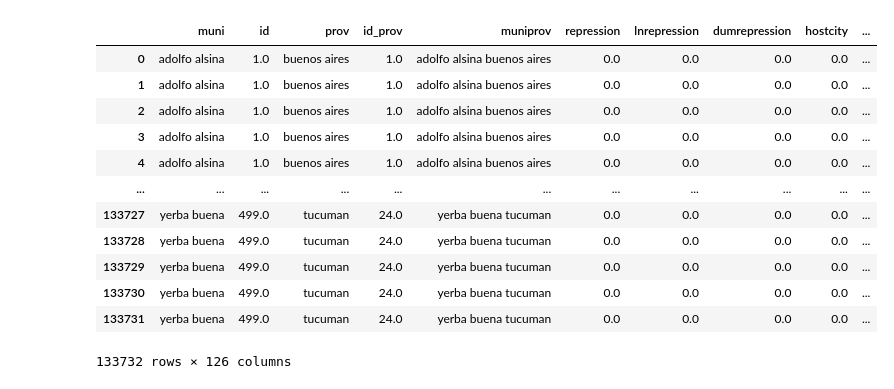
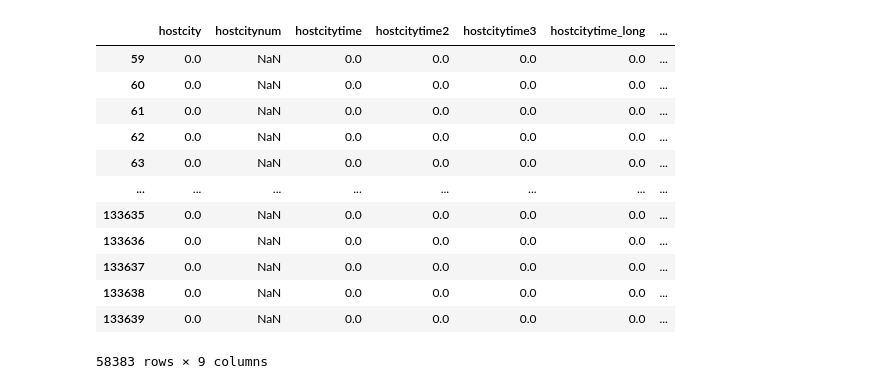
Before and after one commit to pdvass/ml_assignment2, a Jupyter notebook: assignment2_scratch.ipynb, the cells around one changed output. Drawn from its saved outputs; the diff is of its cells as text; code cells hidden in the pictures.

```diff
--- a/assignment2_scratch.ipynb
+++ b/assignment2_scratch.ipynb
@@ -1,19 +1,26 @@
 # %%
 import pandas as pd
+import numpy as np
+import matplotlib.pyplot as plt
+import seaborn as sns
 
-df1 = pd.read_csv("dataverse_files/main_data.tab", sep="\t")
-df1
+%matplotlib inline
+plt.rcParams.update({'xtick.direction': 'out', 'axes.spines.top': False, 'axes.spines.right': False})
+
+df1 = pd.read_csv('dataverse_files/main_data.tab', sep="\t")
+df1 = df1.dropna(axis=0, subset='time')
+df1.filter(regex='\w*host\w*')
 # %% [output]
-|  | muni | id | prov | id_prov | muniprov | repression | lnrepression | dumrepression | hostcity | ... |
-| 0 | adolfo alsina | 1.0 | buenos aires | 1.0 | adolfo alsina buenos aires | 0.0 | 0.0 | 0.0 | 0.0 | ... |
-| 1 | adolfo alsina | 1.0 | buenos aires | 1.0 | adolfo alsina buenos aires | 0.0 | 0.0 | 0.0 | 0.0 | ... |
-| 2 | adolfo alsina | 1.0 | buenos aires | 1.0 | adolfo alsina buenos aires | 0.0 | 0.0 | 0.0 | 0.0 | ... |
-| 3 | adolfo alsina | 1.0 | buenos aires | 1.0 | adolfo alsina buenos aires | 0.0 | 0.0 | 0.0 | 0.0 | ... |
-| 4 | adolfo alsina | 1.0 | buenos aires | 1.0 | adolfo alsina buenos aires | 0.0 | 0.0 | 0.0 | 0.0 | ... |
-| ... | ... | ... | ... | ... | ... | ... | ... | ... | ... | ... |
-| 133727 | yerba buena | 499.0 | tucuman | 24.0 | yerba buena tucuman | 0.0 | 0.0 | 0.0 | 0.0 | ... |
-| 133728 | yerba buena | 499.0 | tucuman | 24.0 | yerba buena tucuman | 0.0 | 0.0 | 0.0 | 0.0 | ... |
-| 133729 | yerba buena | 499.0 | tucuman | 24.0 | yerba buena tucuman | 0.0 | 0.0 | 0.0 | 0.0 | ... |
-| 133730 | yerba buena | 499.0 | tucuman | 24.0 | yerba buena tucuman | 0.0 | 0.0 | 0.0 | 0.0 | ... |
-| 133731 | yerba buena | 499.0 | tucuman | 24.0 | yerba buena tucuman | 0.0 | 0.0 | 0.0 | 0.0 | ... |
+|  | hostcity | hostcitynum | hostcitytime | hostcitytime2 | hostcitytime3 | hostcitytime_long | ... |
+| 59 | 0.0 | NaN | 0.0 | 0.0 | 0.0 | 0.0 | ... |
+| 60 | 0.0 | NaN | 0.0 | 0.0 | 0.0 | 0.0 | ... |
+| 61 | 0.0 | NaN | 0.0 | 0.0 | 0.0 | 0.0 | ... |
+| 62 | 0.0 | NaN | 0.0 | 0.0 | 0.0 | 0.0 | ... |
+| 63 | 0.0 | NaN | 0.0 | 0.0 | 0.0 | 0.0 | ... |
+| ... | ... | ... | ... | ... | ... | ... | ... |
+| 133635 | 0.0 | NaN | 0.0 | 0.0 | 0.0 | 0.0 | ... |
+| 133636 | 0.0 | NaN | 0.0 | 0.0 | 0.0 | 0.0 | ... |
+| 133637 | 0.0 | NaN | 0.0 | 0.0 | 0.0 | 0.0 | ... |
+| 133638 | 0.0 | NaN | 0.0 | 0.0 | 0.0 | 0.0 | ... |
+| 133639 | 0.0 | NaN | 0.0 | 0.0 | 0.0 | 0.0 | ... |
-133732 rows × 126 columns
+58383 rows × 9 columns
```
Also changed, not shown: parts of 10 cells of this notebook, 3 other files.
